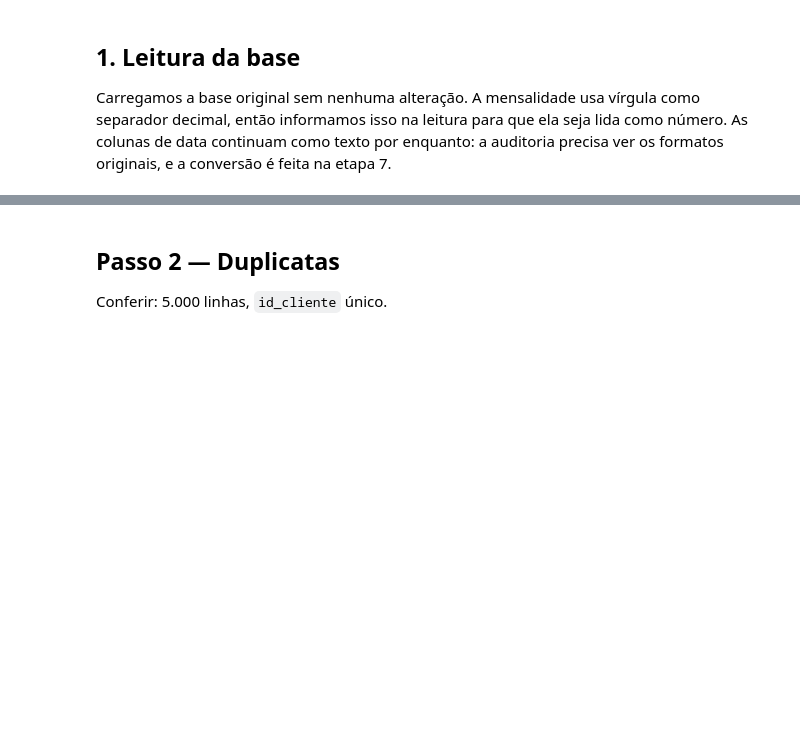
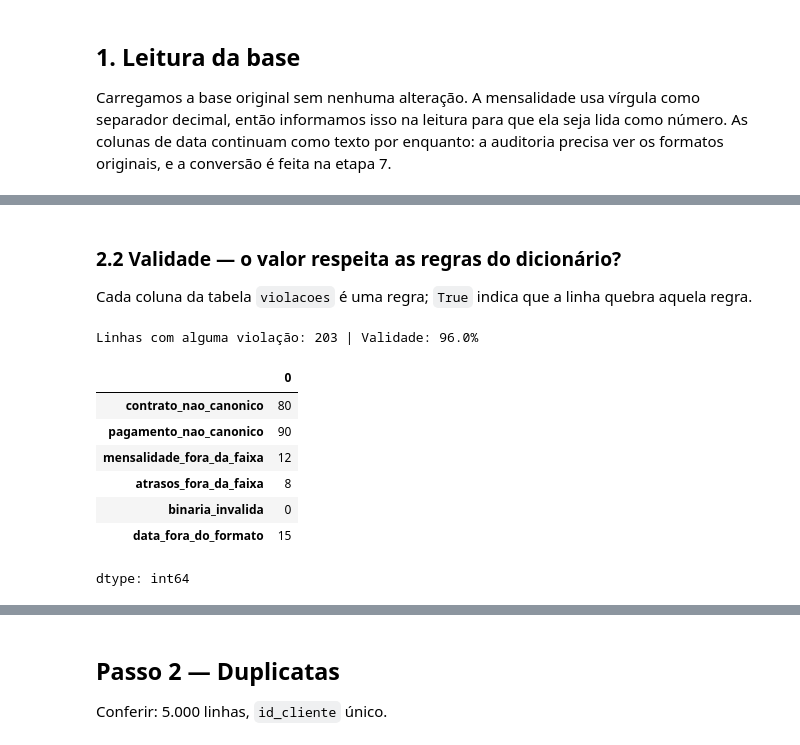
Before and after one commit to Gagdm/previsao_de_evasao_de_clientes, a Jupyter notebook: notebooks/01_limpeza_e_consolidacao.ipynb, the cells around one changed output, grey strips where cells are left out. Drawn from its saved outputs; the diff is of its cells as text; code cells hidden in the pictures; blank space fills up the shorter version.

```diff
--- a/notebooks/01_limpeza_e_consolidacao.ipynb
+++ b/notebooks/01_limpeza_e_consolidacao.ipynb
@@ -83,0 +142,38 @@ Completude, validade, consistência e unicidade da base bruta.
+# %% [markdown]
+### 2.2 Validade — o valor respeita as regras do dicionário?
+
+Cada coluna da tabela `violacoes` é uma regra; `True` indica que a linha quebra aquela regra.
+# %%
+canonicos_contrato = set(config.DE_PARA["tipo_contrato"].values())
+canonicos_pagamento = set(config.DE_PARA["forma_pagamento"].values())
+min_mensalidade, max_mensalidade = config.FAIXAS_VALIDAS["mensalidade_rs"]
+min_atrasos, max_atrasos = config.FAIXAS_VALIDAS["atrasos_6m"]
+
+violacoes = pd.DataFrame({
+    "contrato_nao_canonico": df_bruto["tipo_contrato"].notna()
+        & ~df_bruto["tipo_contrato"].isin(canonicos_contrato),
+    "pagamento_nao_canonico": df_bruto["forma_pagamento"].notna()
+        & ~df_bruto["forma_pagamento"].isin(canonicos_pagamento),
+    "mensalidade_fora_da_faixa": df_bruto["mensalidade_rs"].notna()
+        & ~df_bruto["mensalidade_rs"].between(min_mensalidade, max_mensalidade),
+    "atrasos_fora_da_faixa": df_bruto["atrasos_6m"].notna()
+        & ~df_bruto["atrasos_6m"].between(min_atrasos, max_atrasos),
+    "binaria_invalida": ~df_bruto["fibra_optica"].isin([0, 1])
+        | ~df_bruto["debito_automatico"].isin([0, 1]),
+    "data_fora_do_formato": ~df_bruto["data_aquisicao_cliente"].str.match(r"^\d{2}/\d{2}/\d{4}$"),
+})
+
+linhas_invalidas = violacoes.any(axis=1)
+pct_validade = (1 - linhas_invalidas.mean()) * 100
+print(f"Linhas com alguma violação: {linhas_invalidas.sum()} | Validade: {pct_validade:.1f}%")
+violacoes.sum()
+# %% [output]
+Linhas com alguma violação: 203 | Validade: 96.0%
+|  | 0 |
+| contrato_nao_canonico | 80 |
+| pagamento_nao_canonico | 90 |
+| mensalidade_fora_da_faixa | 12 |
+| atrasos_fora_da_faixa | 8 |
+| binaria_invalida | 0 |
+| data_fora_do_formato | 15 |
+dtype: int64
```
Also changed, not shown: parts of 16 cells of this notebook.
